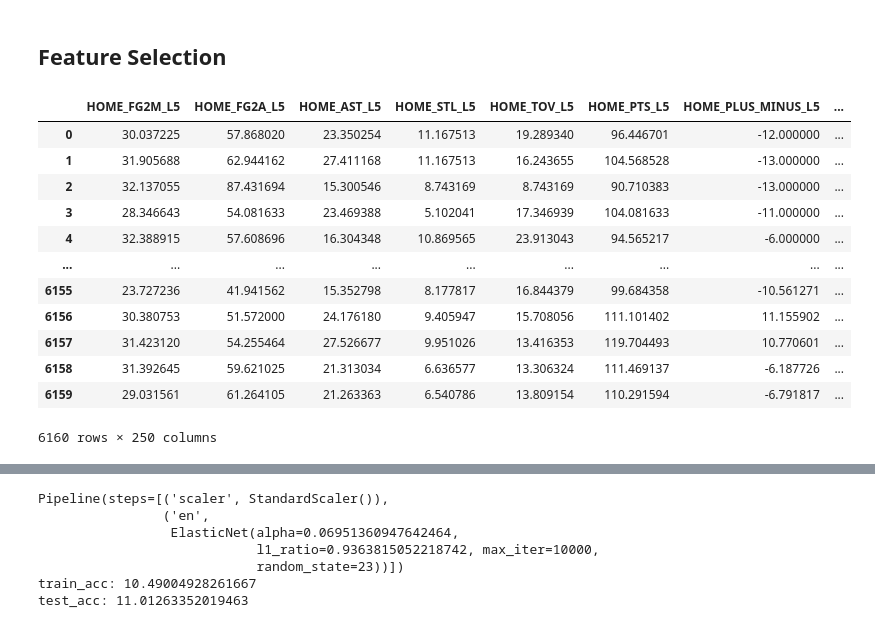
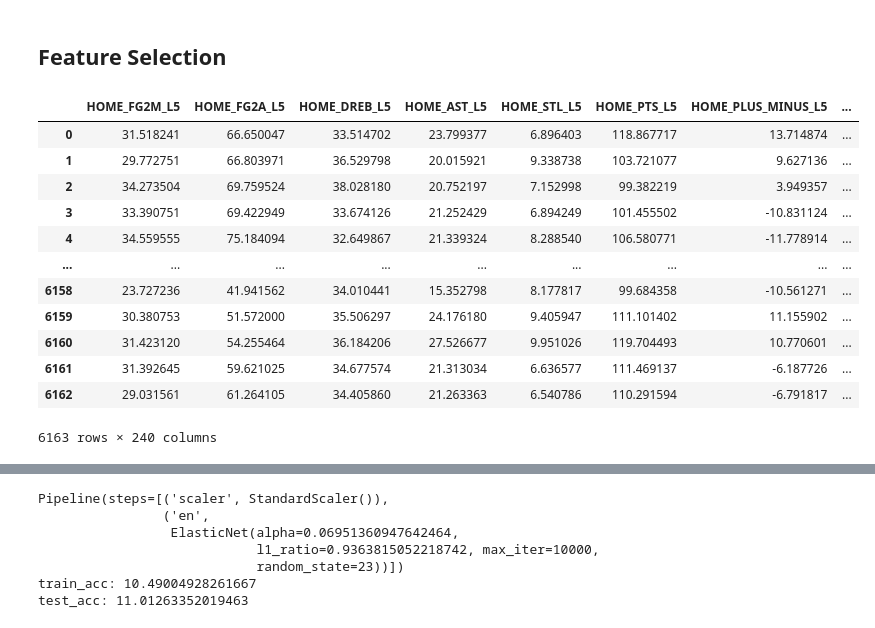
Before and after one commit to jnish23/NBA_Model_V2, a Jupyter notebook: notebooks/predicting_points_scored with_tracking_v2b.ipynb, the cells around one changed output, grey strips where cells are left out. Saved outputs shown, nothing was run; the diff lists cells and outputs as text; code cells hidden in the pictures.

```diff
--- a/notebooks/predicting_points_scored with_tracking_v2b.ipynb
+++ b/notebooks/predicting_points_scored with_tracking_v2b.ipynb
@@ -903,10 +912,12 @@ team_stats_full_matchups.loc[team_stats_full_matchups['SEASON']<='2018-19']
 # %%
+team_stats_full_matchups = team_stats_full_matchups.dropna()
+
 features = team_stats_full_matchups.drop(columns = ['SEASON', 'HOME_TEAM_ABBREVIATION', 'GAME_DATE', 'GAME_ID', 'MATCHUP',
        'HOME_HOME_GAME', 'HOME_TEAM_SCORE', 'HOME_ML', 'HOME_SPREAD',
-       'HOME_ATS_DIFF', 'HOME_TEAM_COVERED', 'HOME_POINT_DIFF', 'HOME_WL', 'AWAY_ML']).columns
+       'HOME_ATS_DIFF', 'HOME_TEAM_COVERED', 'HOME_POINT_DIFF', 'HOME_WL', 'AWAY_ML', 'AWAY_TEAM_SCORE']).columns
 
 matchup_info = team_stats_full_matchups[['SEASON', 'HOME_TEAM_ABBREVIATION', 'GAME_DATE', 'GAME_ID', 'MATCHUP',
-                                          'HOME_HOME_GAME', 'HOME_TEAM_SCORE', 'HOME_ML', 'HOME_SPREAD',
+                                          'HOME_HOME_GAME', 'HOME_TEAM_SCORE', 'AWAY_TEAM_SCORE', 'HOME_ML', 'HOME_SPREAD',
                                           'HOME_ATS_DIFF', 'HOME_TEAM_COVERED', 'HOME_POINT_DIFF', 'HOME_WL', 'AWAY_ML']]
 
 X_train = team_stats_full_matchups.loc[team_stats_full_matchups['SEASON'] < '2018-19', features]
@@ -1031,25 +1056,11 @@ study_lgbc.optimize(objective, n_trials=10)
 
 # cum_team_stats
 # %%
-team_stats_full_matchups = team_stats_full_matchups.dropna()
+X_train_reg = team_stats_full_matchups.loc[team_stats_full_matchups['SEASON'] < '2018-19', features]
+y_train_reg = team_stats_full_matchups.loc[team_stats_full_matchups['SEASON'] < '2018-19', 'HOME_POINT_DIFF']
 
-features = team_stats_full_matchups.drop(columns = ['SEASON', 'HOME_TEAM_ABBREVIATION', 'GAME_DATE', 'GAME_ID', 'MATCHUP',
-       'HOME_HOME_GAME', 'HOME_TEAM_SCORE', 'HOME_ML', 'HOME_SPREAD',
-       'HOME_ATS_DIFF', 'HOME_TEAM_COVERED', 'HOME_POINT_DIFF', 'HOME_WL', 'AWAY_ML']).columns
+X_val_reg = team_stats_full_matchups.loc[team_stats_full_matchups['SEASON'].between('2018-19', '2019-20'), features]
+y_val_reg = team_stats_full_matchups.loc[team_stats_full_matchups['SEASON'].between('2018-19', '2019-20'), 'HOME_POINT_DIFF']
 
-matchup_info = team_stats_full_matchups[['SEASON', 'HOME_TEAM_ABBREVIATION', 'GAME_DATE', 'GAME_ID', 'MATCHUP',
-                                          'HOME_HOME_GAME', 'HOME_TEAM_SCORE', 'HOME_ML', 'HOME_SPREAD',
-                                          'HOME_ATS_DIFF', 'HOME_TEAM_COVERED', 'HOME_POINT_DIFF', 'HOME_WL', 'AWAY_ML']]
-
-X_train = team_stats_full_matchups.loc[team_stats_full_matchups['SEASON'] < '2018-19', features]
-y_train = team_stats_full_matchups.loc[team_stats_full_matchups['SEASON'] < '2018-19', 'HOME_POINT_DIFF']
-
-X_val = team_stats_full_matchups.loc[team_stats_full_matchups['SEASON'].between('2018-19', '2019-20'), features]
-y_val = team_stats_full_matchups.loc[team_stats_full_matchups['SEASON'].between('2018-19', '2019-20'), 'HOME_POINT_DIFF']
-
-X_test = team_stats_full_matchups.loc[team_stats_full_matchups['SEASON'] > '2019-20', features]
-y_test = team_stats_full_matchups.loc[team_stats_full_matchups['SEASON'] > '2019-20', 'HOME_POINT_DIFF']
+X_test_reg = team_stats_full_matchups.loc[team_stats_full_matchups['SEASON'] > '2019-20', features]
+y_test_reg = team_stats_full_matchups.loc[team_stats_full_matchups['SEASON'] > '2019-20', 'HOME_POINT_DIFF']
-# %%
-pd.options.display.max_rows=600
-
-X_train.sample(5).T
@@ -1462,23 +1455,23 @@ def view_model_coefs(model, X_train):
 # %%
 from sklearn.feature_selection import SelectKBest
 from sklearn.feature_selection import mutual_info_regression, f_regression
 
-fs = SelectKBest(score_func=mutual_info_regression, k=250)
-X_selected = fs.fit_transform(X_train, y_train)
-X_selected = pd.DataFrame(X_selected, columns=X_train.columns[fs.get_support()])
+fs = SelectKBest(score_func=mutual_info_regression, k=240)
+X_selected = fs.fit_transform(X_train_reg, y_train_reg)
+X_selected = pd.DataFrame(X_selected, columns=X_train_reg.columns[fs.get_support()])
 X_selected
 # %% [output]
-|  | HOME_FG2M_L5 | HOME_FG2A_L5 | HOME_AST_L5 | HOME_STL_L5 | HOME_TOV_L5 | HOME_PTS_L5 | HOME_PLUS_MINUS_L5 | ... |
-| 0 | 30.037225 | 57.868020 | 23.350254 | 11.167513 | 19.289340 | 96.446701 | -12.000000 | ... |
-| 1 | 31.905688 | 62.944162 | 27.411168 | 11.167513 | 16.243655 | 104.568528 | -13.000000 | ... |
-| 2 | 32.137055 | 87.431694 | 15.300546 | 8.743169 | 8.743169 | 90.710383 | -13.000000 | ... |
-| 3 | 28.346643 | 54.081633 | 23.469388 | 5.102041 | 17.346939 | 104.081633 | -11.000000 | ... |
-| 4 | 32.388915 | 57.608696 | 16.304348 | 10.869565 | 23.913043 | 94.565217 | -6.000000 | ... |
+|  | HOME_FG2M_L5 | HOME_FG2A_L5 | HOME_DREB_L5 | HOME_AST_L5 | HOME_STL_L5 | HOME_PTS_L5 | HOME_PLUS_MINUS_L5 | ... |
+| 0 | 31.518241 | 66.650047 | 33.514702 | 23.799377 | 6.896403 | 118.867717 | 13.714874 | ... |
+| 1 | 29.772751 | 66.803971 | 36.529798 | 20.015921 | 9.338738 | 103.721077 | 9.627136 | ... |
+| 2 | 34.273504 | 69.759524 | 38.028180 | 20.752197 | 7.152998 | 99.382219 | 3.949357 | ... |
+| 3 | 33.390751 | 69.422949 | 33.674126 | 21.252429 | 6.894249 | 101.455502 | -10.831124 | ... |
+| 4 | 34.559555 | 75.184094 | 32.649867 | 21.339324 | 8.288540 | 106.580771 | -11.778914 | ... |
 | ... | ... | ... | ... | ... | ... | ... | ... | ... |
-| 6155 | 23.727236 | 41.941562 | 15.352798 | 8.177817 | 16.844379 | 99.684358 | -10.561271 | ... |
-| 6156 | 30.380753 | 51.572000 | 24.176180 | 9.405947 | 15.708056 | 111.101402 | 11.155902 | ... |
-| 6157 | 31.423120 | 54.255464 | 27.526677 | 9.951026 | 13.416353 | 119.704493 | 10.770601 | ... |
-| 6158 | 31.392645 | 59.621025 | 21.313034 | 6.636577 | 13.306324 | 111.469137 | -6.187726 | ... |
-| 6159 | 29.031561 | 61.264105 | 21.263363 | 6.540786 | 13.809154 | 110.291594 | -6.791817 | ... |
+| 6158 | 23.727236 | 41.941562 | 34.010441 | 15.352798 | 8.177817 | 99.684358 | -10.561271 | ... |
+| 6159 | 30.380753 | 51.572000 | 35.506297 | 24.176180 | 9.405947 | 111.101402 | 11.155902 | ... |
+| 6160 | 31.423120 | 54.255464 | 36.184206 | 27.526677 | 9.951026 | 119.704493 | 10.770601 | ... |
+| 6161 | 31.392645 | 59.621025 | 34.677574 | 21.313034 | 6.636577 | 111.469137 | -6.187726 | ... |
+| 6162 | 29.031561 | 61.264105 | 34.405860 | 21.263363 | 6.540786 | 110.291594 | -6.791817 | ... |
-6160 rows × 250 columns
+6163 rows × 240 columns
 # %%
```
Also changed, not shown: parts of 13 cells of this notebook, 8 other files.
